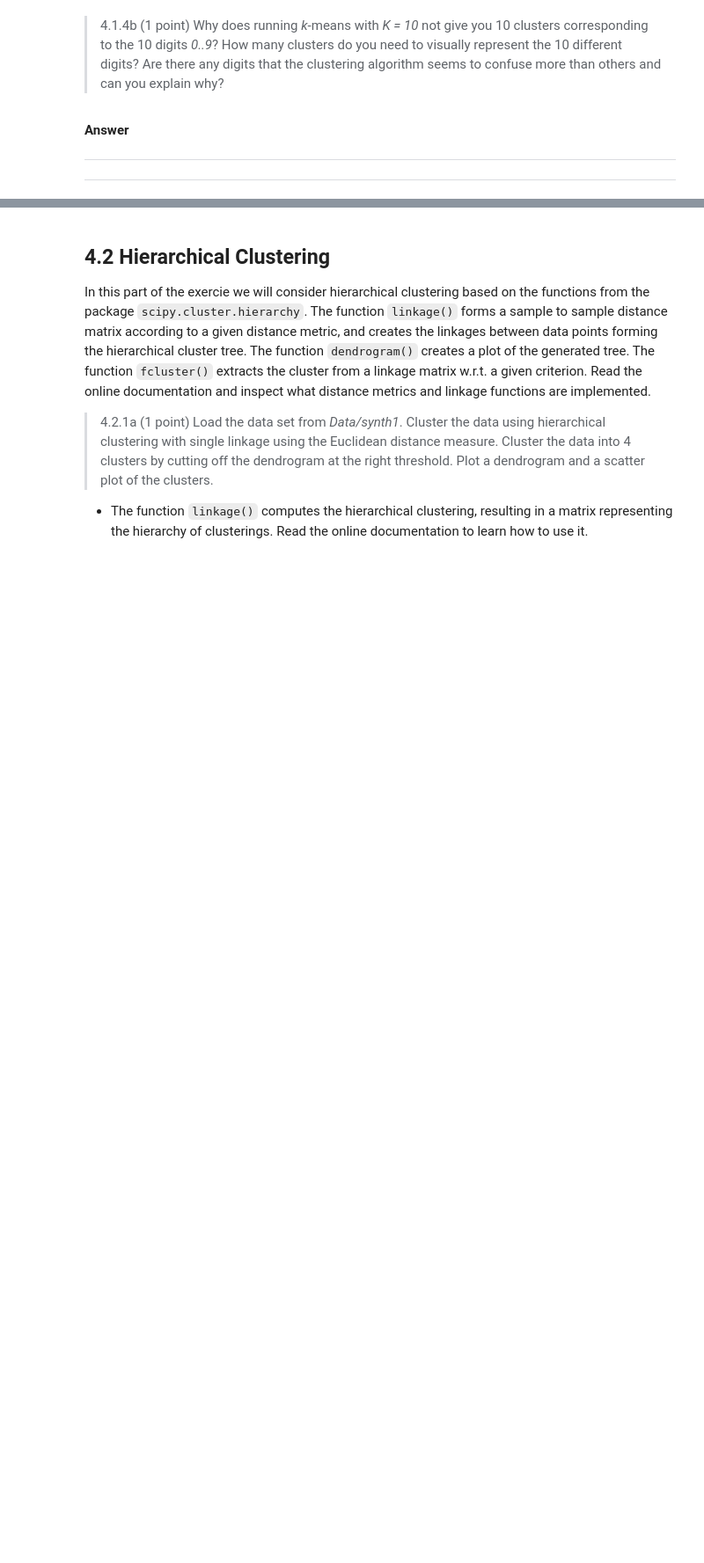
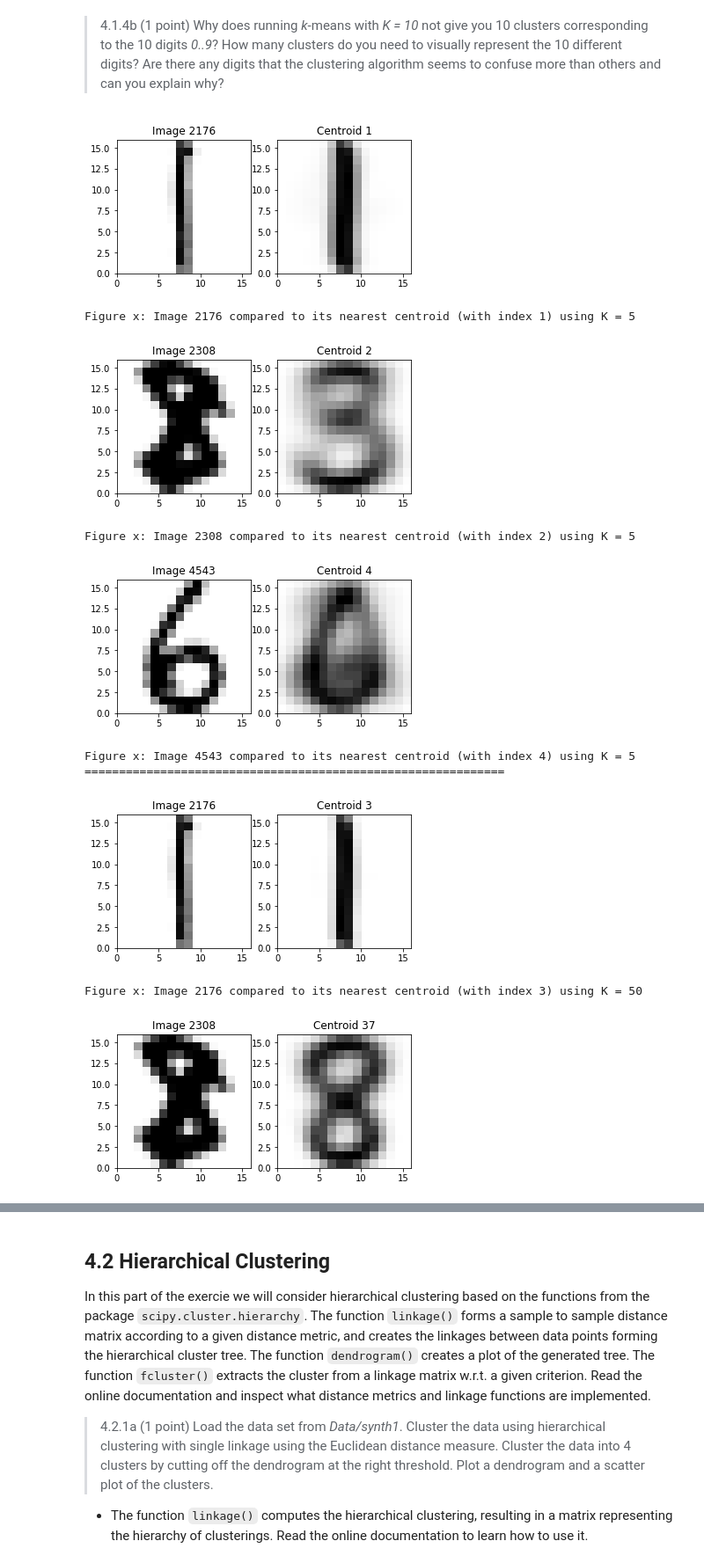
Before and after one commit to LennartPNL/DataMiningAssignments, a Jupyter notebook: Assignment_4/Assignment_4.ipynb, the cells around one changed output, grey strips where cells are left out. Shown: that part at 88% size. Cells and saved outputs as stored; diff of their text form; code cells hidden in the pictures; blank space fills up the shorter version.

```diff
--- a/Assignment_4/Assignment_4.ipynb
+++ b/Assignment_4/Assignment_4.ipynb
@@ -263,8 +291,26 @@ imshow
 # %% [markdown]
 > 4.1.4b (1 point) Why does running *k*-means with *K = 10* not give you 10 clusters corresponding to the 10 digits *0..9*? How many clusters do you need to visually represent the 10 different digits? Are there any digits that the clustering algorithm seems to confuse more than others and can you explain why?
-# %% [markdown]
-**Answer**
-
----
-
----
+# %%
+# K = 10
+cluster_digits(5)
+
+print("=============================================================")
+
+# K = 50
+cluster_digits(50)
+
+print("=============================================================")
+
+# K = 100
+cluster_digits(100)
+# %% [output]
+[figure, added]
+Figure x: Image 2176 compared to its nearest centroid (with index 1) using K = 5
+[figure, added]
+Figure x: Image 2308 compared to its nearest centroid (with index 2) using K = 5
+[figure, added]
+Figure x: Image 4543 compared to its nearest centroid (with index 4) using K = 5
+=============================================================
+[figure, added]
+Figure x: Image 2176 compared to its nearest centroid (with index 3) using K = 50
+[figure, added]
```
Also changed, not shown: parts of 7 cells of this notebook.
